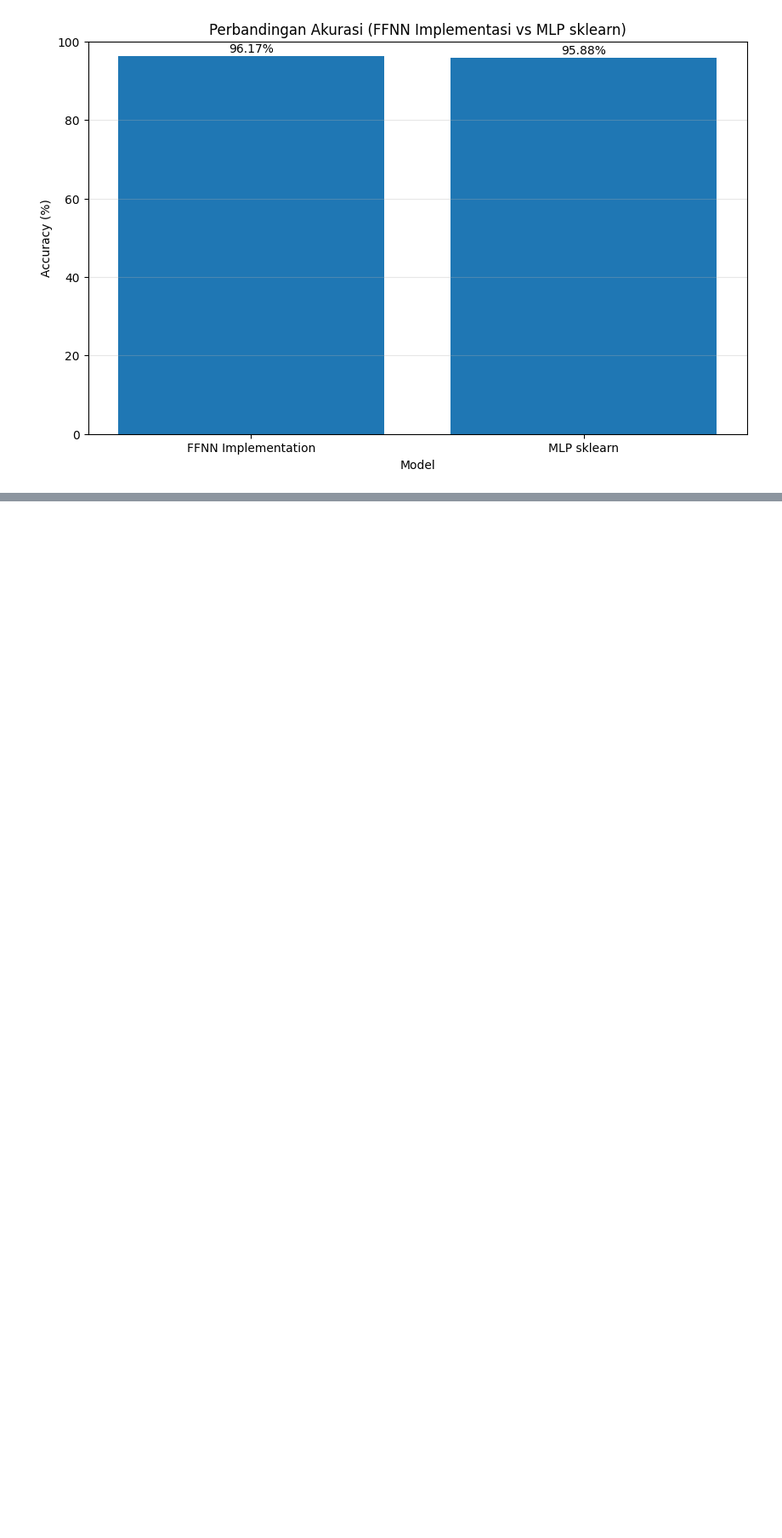
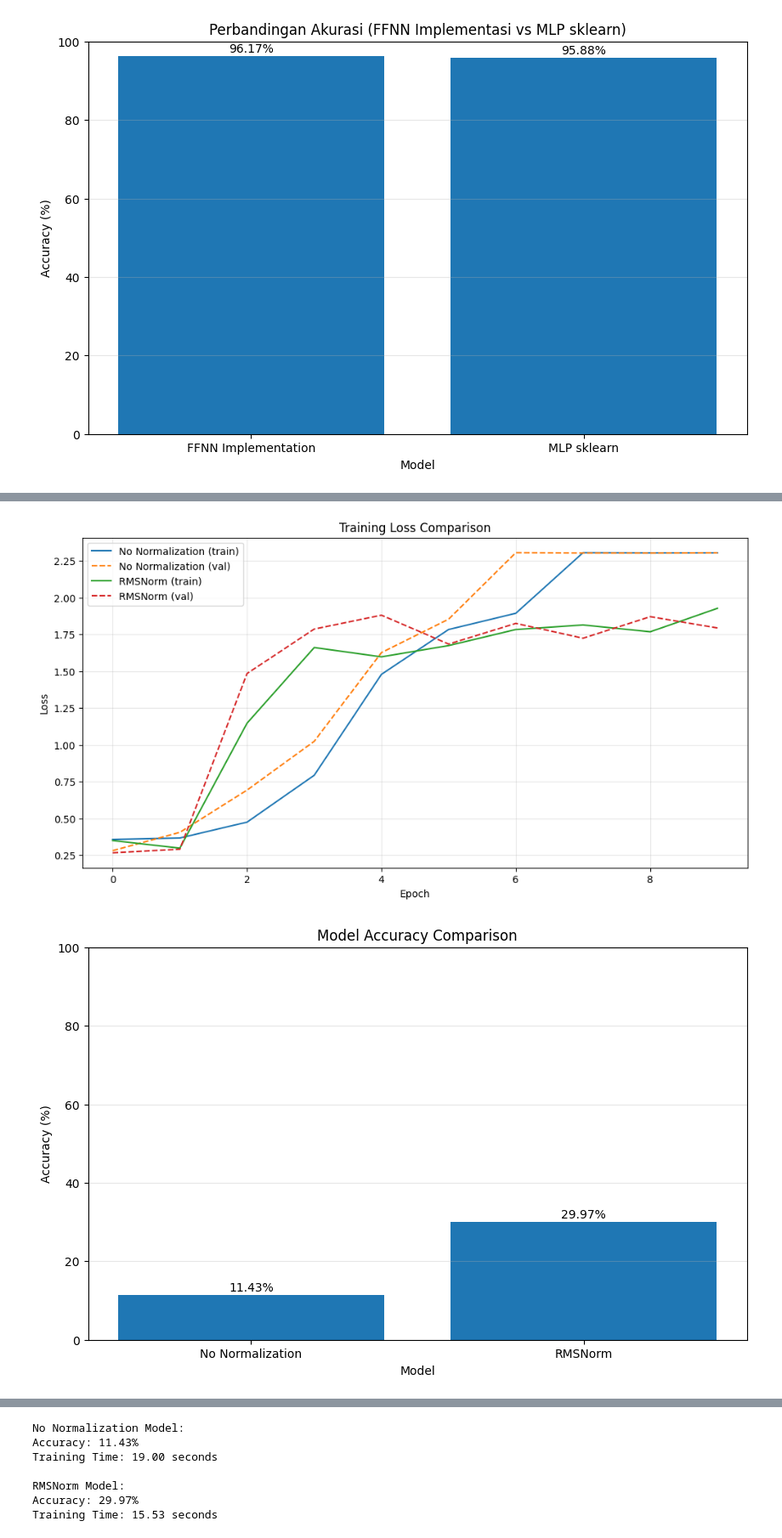
Before and after one commit to hiirrs/Tubes1-IF3270-Kelompok29, a Jupyter notebook: src/FFNN.ipynb, the cells around one changed output, grey strips where cells are left out. Shown at 85% size. Saved outputs shown, nothing was run; the diff lists cells and outputs as text; code cells hidden in the pictures; blank space fills up the shorter version.

Commit message:
feat: RMSNorm implementation

```diff
--- a/src/FFNN.ipynb
+++ b/src/FFNN.ipynb
@@ -526,0 +529,51 @@ Epoch 5/5 - Train Loss: 5.4473
+# %%
+layer_dims = [784, 128, 64, 10]
+activations = ['relu', 'relu', 'softmax']
+
+
+# gapake RMSNorm
+model_no_norm = FeedForwardNN(
+    layer_dimensions=layer_dims,
+    activations=activations,
+    loss='categorical_cross_entropy',
+    weight_initializer='xavier'
+)
+
+# pake RMSNorm
+model_rms_norm = FeedForwardNN(
+    layer_dimensions=layer_dims,
+    activations=activations,
+    loss='categorical_cross_entropy',
+    weight_initializer='xavier',
+    normalization=['rmsnorm', 'rmsnorm', None]
+)
+
+results = []
+
+# ga pake RMSNorm
+print("Training model without normalization...")
+result_no_norm = train_and_evaluate(model_no_norm, X_train, y_train, X_test, y_test)
+result_no_norm['label'] = 'No Normalization'
+results.append(result_no_norm)
+
+# pake RMSNorm
+print("\nTraining model using RMSNorm...")
+result_rms_norm = train_and_evaluate(model_rms_norm, X_train, y_train, X_test, y_test)
+result_rms_norm['label'] = 'RMSNorm'
+results.append(result_rms_norm)
+
+
+print("\nResults Visualization:")
+plot_training_history(results, "Training Loss Comparison")
+
+# bandingin akurasi
+compare_accuracies(results, "Model Accuracy Comparison")
+
+# bandingin weight dan gradien
+compare_weights_and_gradients(results, layer_idx=0)
+
+for result in results:
+    print(f"\n{result['label']} Model:")
+    print(f"Accuracy: {result['accuracy']*100:.2f}%")
+    print(f"Training Time: {result['training_time']:.2f} seconds")
+# %% [output]
@@ -526,0 +597,2 @@ Epoch 5/5 - Train Loss: 5.4473
+[figure, added]
+[figure, added]
@@ -526,0 +600,7 @@ Epoch 5/5 - Train Loss: 5.4473
+No Normalization Model:
+Accuracy: 11.43%
+Training Time: 19.00 seconds
+
+RMSNorm Model:
+Accuracy: 29.97%
+Training Time: 15.53 seconds
```
Also changed, not shown: parts of 12 cells of this notebook, 1 other file.
